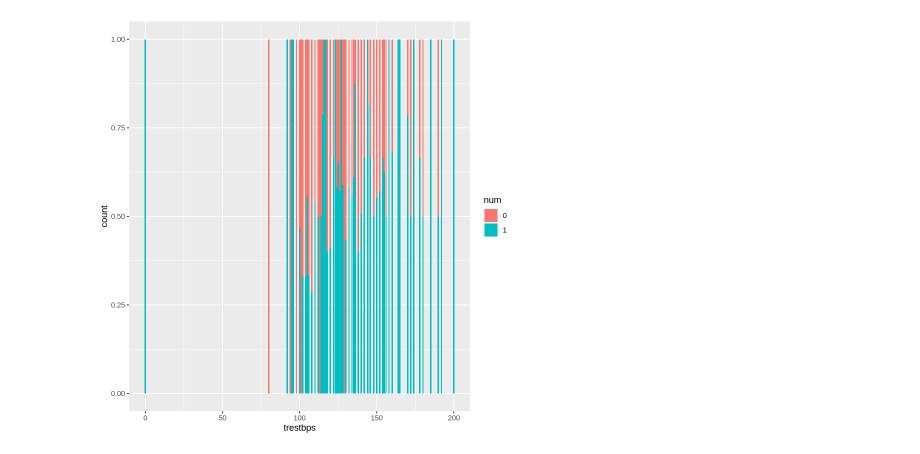
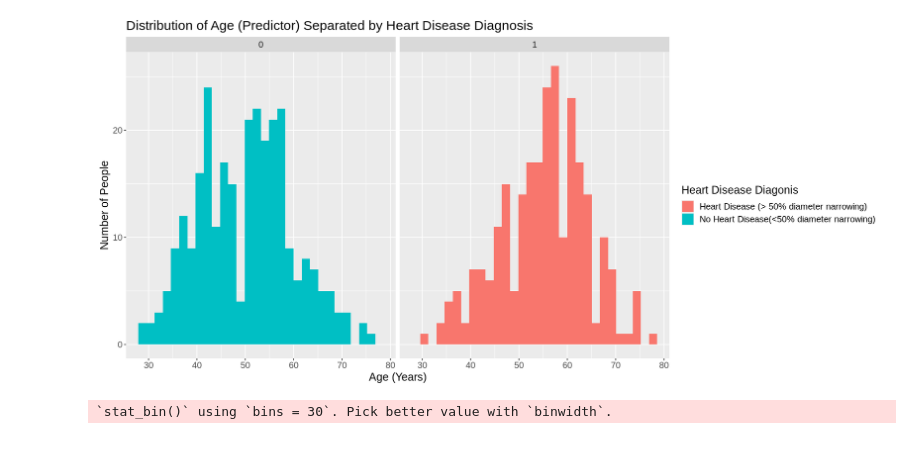
Before and after one commit to Dangel02/heartdisease_dataset, a Jupyter notebook: preliminary_analysis.ipynb, the cells around one changed output. Saved outputs shown, nothing was run; the diff lists cells and outputs as text; code cells hidden in the pictures.

```diff
--- a/preliminary_analysis.ipynb
+++ b/preliminary_analysis.ipynb
@@ -109,0 +82,11 @@ A tibble: 920 × 14
+# %%
+heart_data <- heart_data_combined |>
+                mutate(num = ifelse(num %in% 1:4, 1, num)) |>
+                filter(chol != 0) |> # There is one incorrect point where chol = 0
+                mutate(num = as_factor(num))
+# %%
+# Remove missing observations with missing values
+heart_data <- heart_data |>
+                filter(!is.na(age), !is.na(chol), !is.na(trestbps), !is.na(thalach), !is.na(oldpeak))
+
+heart_data
@@ -109,0 +104,8 @@ A tibble: 920 × 14
+# %%
+# Split data into training (80%) and testing (20%) data
+heart_split <- initial_split(heart_data, prop = 0.80, strata = num)
+heart_train <- training(heart_split)
+heart_test <- training(heart_split)
+
+heart_train
+heart_test
@@ -110,7 +187,57 @@ A tibble: 920 × 14
 # %%
-plot <- ggplot(heart_data, aes(x = trestbps)) +
-        geom_bar(aes(fill = num), position = "fill")
+# Plots visualizing distribution of each variable, separated by diagnosis of heart disease
 
-plot
-# age, chol, trestbps, thalach, oldpeak
+options(repr.plot.width = 15) # Alter to fit screen
+
+# Renaming num (plots only to make the legend clearer
+heart_train_renamed_num <- heart_train |>
+                            mutate(diagnosis = case_when(
+                                num == 0 ~ "No Heart Disease(<50% diameter narrowing)",
+                                num == 1 ~ "Heart Disease (> 50% diameter narrowing)"
+                            ))
+
+y_lab = "Number of People"
+leg_lab = "Heart Disease Diagonis"
+text_size = 15
+
+plot_age <- ggplot(heart_train_renamed_num, aes(x = age)) +
+    geom_histogram(aes(fill = diagnosis)) +
+    labs(x = "Age (Years)", y = y_lab, fill = leg_lab) +
+    facet_grid(cols = vars(num)) +
+    ggtitle("Distribution of Age (Predictor) Separated by Heart Disease Diagnosis") +
+    theme(text = element_text(size = text_size))
+
+plot_chol <- ggplot(heart_train_renamed_num, aes(x = chol)) +
+    geom_histogram(aes(fill = diagnosis)) +
+    labs(x = "Serum Cholestoral (mg/dl)", y = y_lab, fill = leg_lab) +
+    facet_grid(cols = vars(num)) +
+    ggtitle("Distribution of Cholesterol Levels (Predictor) Separated by Heart Disease Diagnosis") +
+    theme(text = element_text(size = text_size))
+
+plot_trestbps <- ggplot(heart_train_renamed_num, aes(x = trestbps)) +
+    geom_histogram(aes(fill = diagnosis)) +
+    labs(x = "Resting Blood Pressure (mmHg)", y = y_lab, fill = leg_lab) +
+    facet_grid(cols = vars(num)) +
+    ggtitle("Distribution of Resting Blood Pressure (Predictor) Separated by Heart Disease Diagnosis") +
+    theme(text = element_text(size = text_size))
+
+plot_thalach <- ggplot(heart_train_renamed_num, aes(x = thalach)) +
+    geom_histogram(aes(fill = diagnosis)) +
+    labs(x = "Maximum Heart Rate (bpm)", y = y_lab, fill = leg_lab) +
+    facet_grid(cols = vars(num)) +
+    ggtitle("Distribution of Maximum Heart Rate (Predictor) Separated by Heart Disease Diagnosis") +
+    theme(text = element_text(size = text_size))
+
+plot_oldpeak <- ggplot(heart_train_renamed_num, aes(x = oldpeak)) +
+    geom_histogram(aes(fill = diagnosis)) +
+    labs(x = "ST Depression Induced by Exercise Relative to Rest (Ratio)", y = y_lab, fill = leg_lab) +
+    facet_grid(cols = vars(num)) +
+    theme(text = element_text(size = text_size)) +
+    ggtitle("Distribution of ST Depression Induced by Exercise Relative to Rest (Predictor) Separated by Heart Disease Diagnosis")
+
+plot_age
+plot_chol
+plot_trestbps
+plot_thalach
+plot_oldpeak
 # %% [output]
@@ -119 +246,2 @@ Warning message:
-[figure, old version]
+[figure, new version]
+`stat_bin()` using `bins = 30`. Pick better value with `binwidth`.
```
Also changed, not shown: parts of 20 cells of this notebook.
